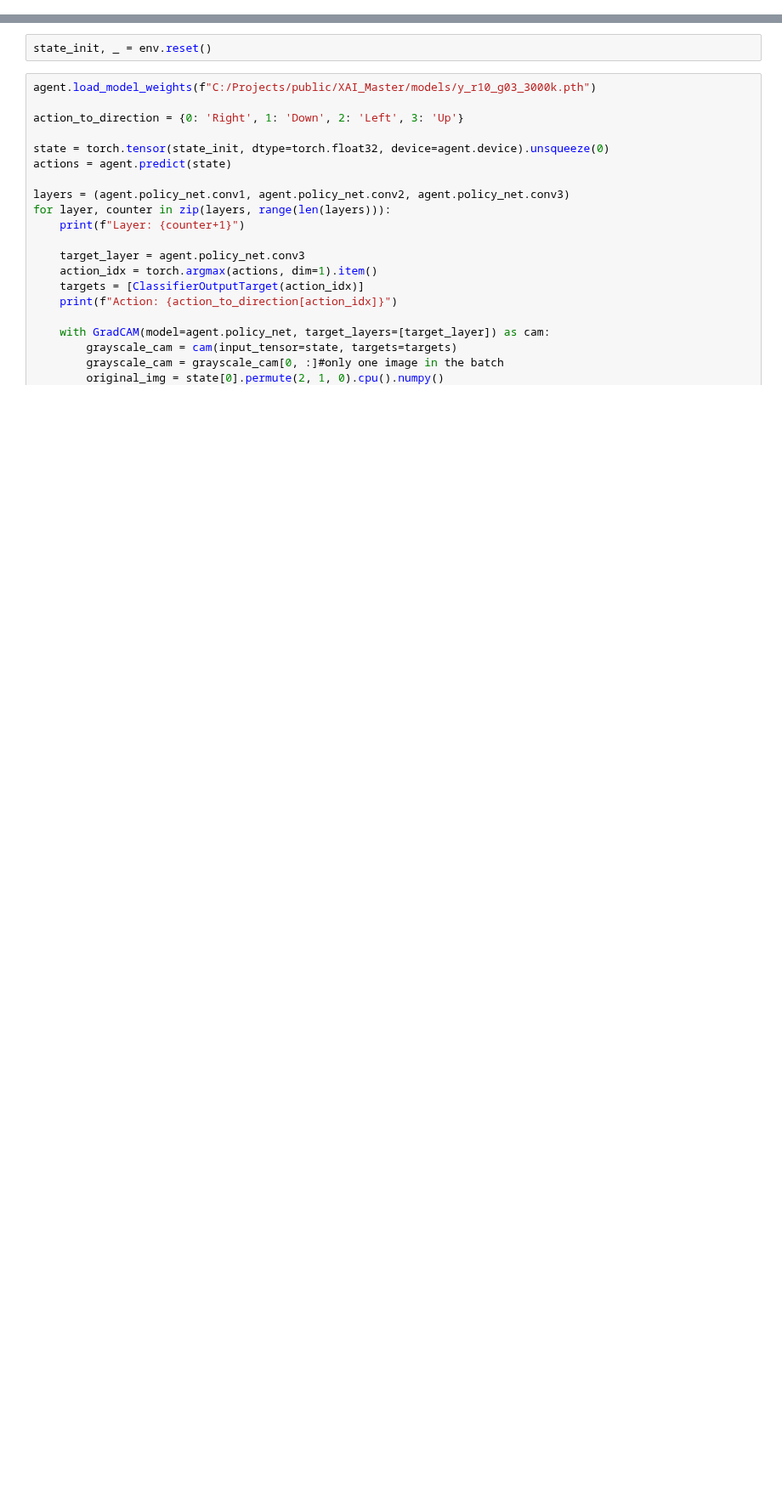
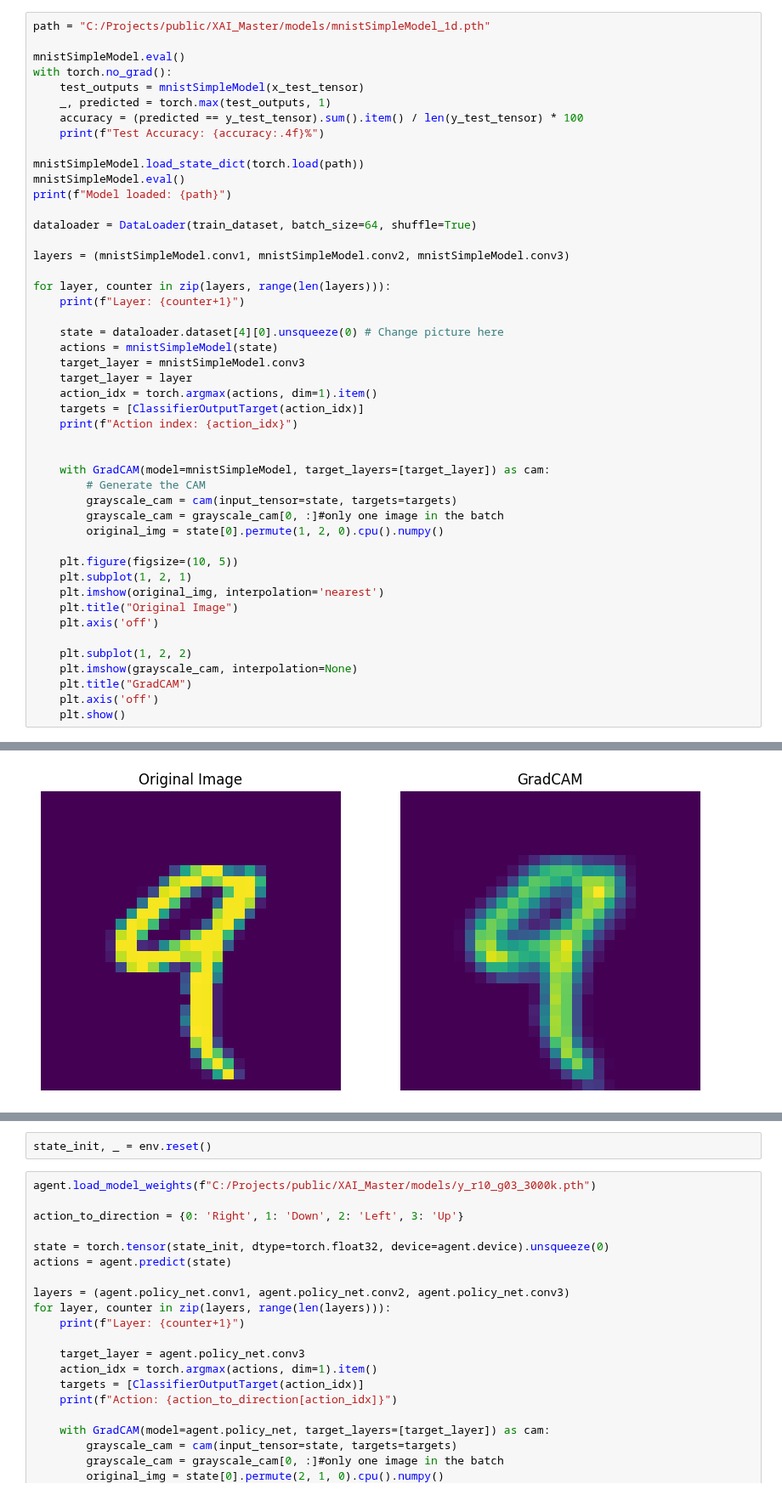
Before and after one commit to gunhamn/public, a Jupyter notebook: XAI_Master/gradCam.ipynb, the cells around one changed output, grey strips where cells are left out. Shown at 85% size. Cells and saved outputs as stored; diff of their text form; blank space fills up the shorter version.

```diff
--- a/XAI_Master/gradCam.ipynb
+++ b/XAI_Master/gradCam.ipynb
@@ -259,0 +339,48 @@ Action index: 4
+# %%
+path = "C:/Projects/public/XAI_Master/models/mnistSimpleModel_1d.pth"
+
+mnistSimpleModel.eval()
+with torch.no_grad():
+    test_outputs = mnistSimpleModel(x_test_tensor)
+    _, predicted = torch.max(test_outputs, 1)
+    accuracy = (predicted == y_test_tensor).sum().item() / len(y_test_tensor) * 100
+    print(f"Test Accuracy: {accuracy:.4f}%")
+
+mnistSimpleModel.load_state_dict(torch.load(path))
+mnistSimpleModel.eval()
+print(f"Model loaded: {path}")
+
+dataloader = DataLoader(train_dataset, batch_size=64, shuffle=True)
+
+layers = (mnistSimpleModel.conv1, mnistSimpleModel.conv2, mnistSimpleModel.conv3)
+
+for layer, counter in zip(layers, range(len(layers))):
+    print(f"Layer: {counter+1}")
+
+    state = dataloader.dataset[4][0].unsqueeze(0) # Change picture here
+    actions = mnistSimpleModel(state)
+    target_layer = mnistSimpleModel.conv3
+    target_layer = layer
+    action_idx = torch.argmax(actions, dim=1).item()
+    targets = [ClassifierOutputTarget(action_idx)]
+    print(f"Action index: {action_idx}")
+
+
+    with GradCAM(model=mnistSimpleModel, target_layers=[target_layer]) as cam:
+        # Generate the CAM
+        grayscale_cam = cam(input_tensor=state, targets=targets)
+        grayscale_cam = grayscale_cam[0, :]#only one image in the batch
+        original_img = state[0].permute(1, 2, 0).cpu().numpy()
+
+    plt.figure(figsize=(10, 5))
+    plt.subplot(1, 2, 1)
+    plt.imshow(original_img, interpolation='nearest')
+    plt.title("Original Image")
+    plt.axis('off')
+
+    plt.subplot(1, 2, 2)
+    plt.imshow(grayscale_cam, interpolation=None)
+    plt.title("GradCAM")
+    plt.axis('off')
+    plt.show()
+# %% [output]
@@ -259,0 +391 @@ Action index: 4
+[figure, added]
```
Also changed, not shown: parts of 8 cells of this notebook, 6 other files.
